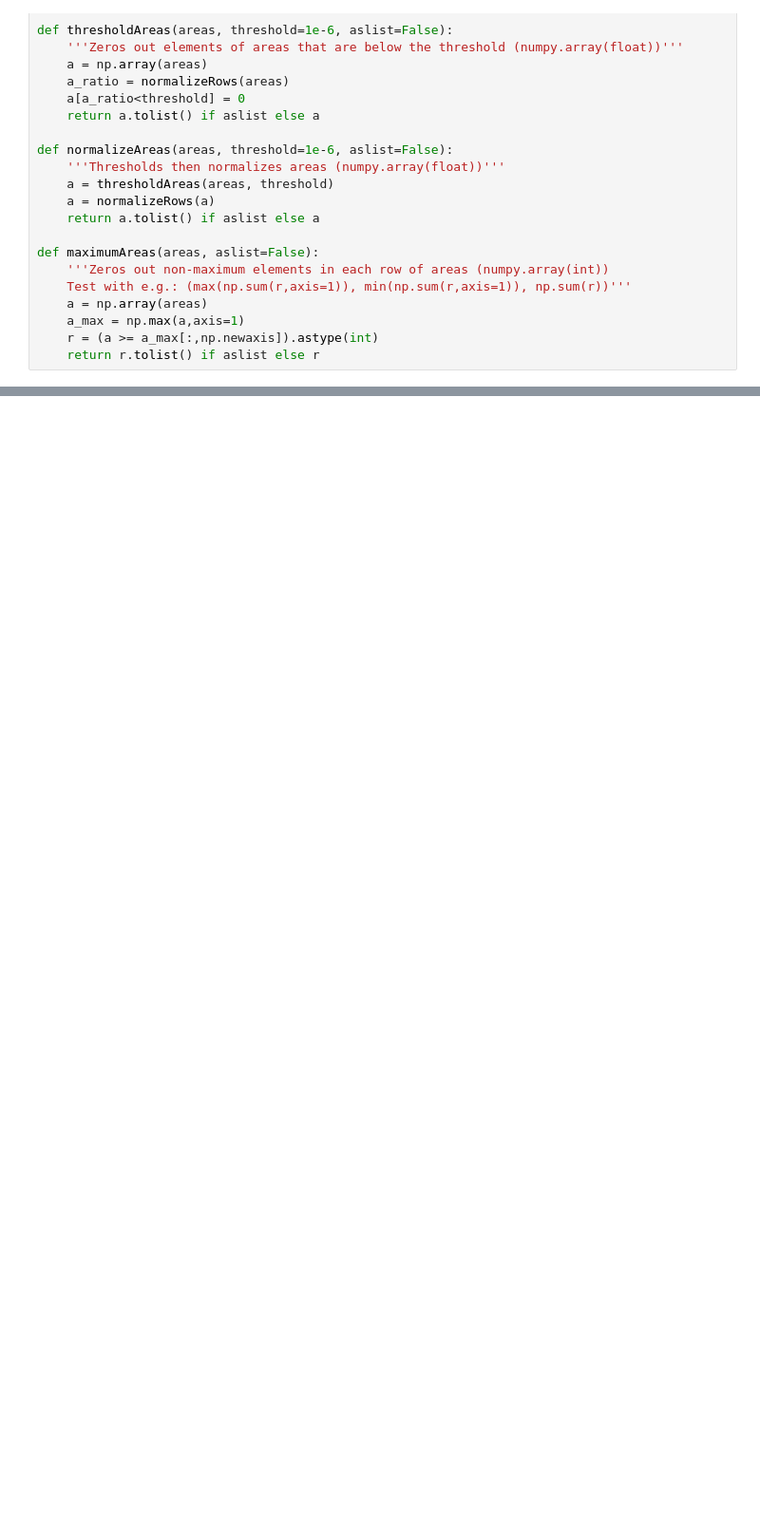
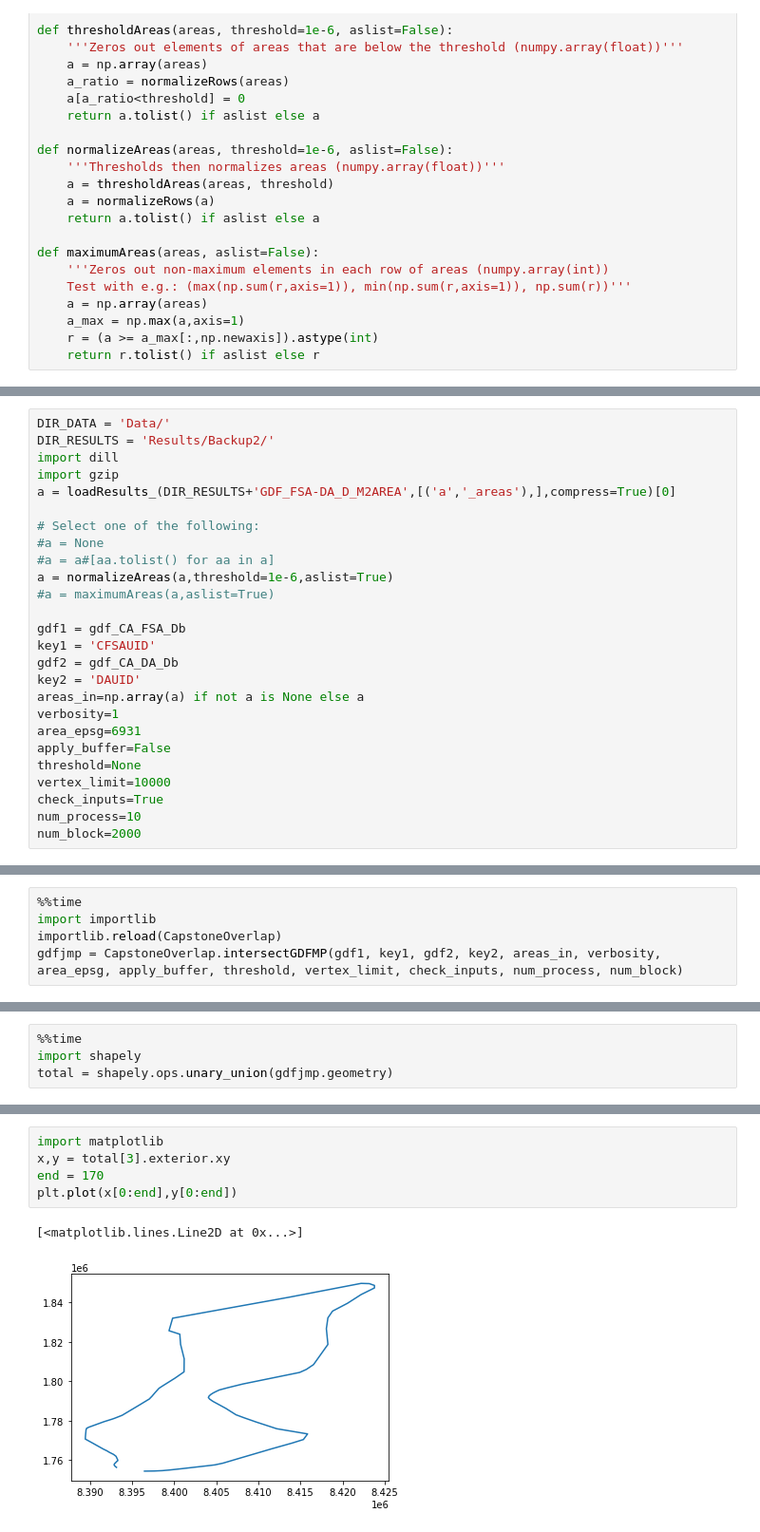
Before and after one commit to Arkadiatri/Neighborhood-Clustering-Canada, a Jupyter notebook: OverlapDevelopmentMPTest.ipynb, the cells around one changed output, grey strips where cells are left out. Shown at 95% size. Drawn from its saved outputs; the diff is of its cells as text; blank space fills up the shorter version.

```diff
--- a/OverlapDevelopmentMPTest.ipynb
+++ b/OverlapDevelopmentMPTest.ipynb
@@ -1091,0 +738,26 @@ AttributeError: 'GeometryCollection' object has no attribute 'count'
+# %%
+DIR_DATA = 'Data/'
+DIR_RESULTS = 'Results/Backup2/'
+import dill
+import gzip
+a = loadResults_(DIR_RESULTS+'GDF_FSA-DA_D_M2AREA',[('a','_areas'),],compress=True)[0]
+
+# Select one of the following:
+#a = None
+#a = a#[aa.tolist() for aa in a]
+a = normalizeAreas(a,threshold=1e-6,aslist=True)
+#a = maximumAreas(a,aslist=True)
+
+gdf1 = gdf_CA_FSA_Db
+key1 = 'CFSAUID'
+gdf2 = gdf_CA_DA_Db
+key2 = 'DAUID'
+areas_in=np.array(a) if not a is None else a
+verbosity=1
+area_epsg=6931
+apply_buffer=False
+threshold=None
+vertex_limit=10000
+check_inputs=True
+num_process=10
+num_block=2000
@@ -1091,0 +951,5 @@ AttributeError: 'GeometryCollection' object has no attribute 'count'
+# %%
+%%time
+import importlib
+importlib.reload(CapstoneOverlap)
+gdfjmp = CapstoneOverlap.intersectGDFMP(gdf1, key1, gdf2, key2, areas_in, verbosity, area_epsg, apply_buffer, threshold, vertex_limit, check_inputs, num_process, num_block)
@@ -1091,0 +969,4 @@ AttributeError: 'GeometryCollection' object has no attribute 'count'
+# %%
+%%time
+import shapely
+total = shapely.ops.unary_union(gdfjmp.geometry)
@@ -1091,0 +1055,8 @@ AttributeError: 'GeometryCollection' object has no attribute 'count'
+# %%
+import matplotlib
+x,y = total[3].exterior.xy
+end = 170
+plt.plot(x[0:end],y[0:end])
+# %% [output]
+[<matplotlib.lines.Line2D at 0x...>]
+[figure, added]
```
Also changed, not shown: parts of 110 cells of this notebook, 3 other files.
